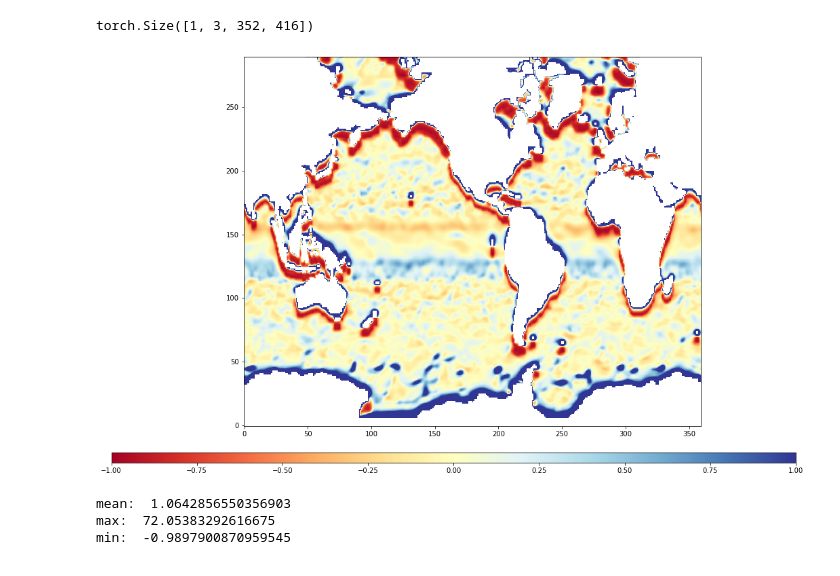
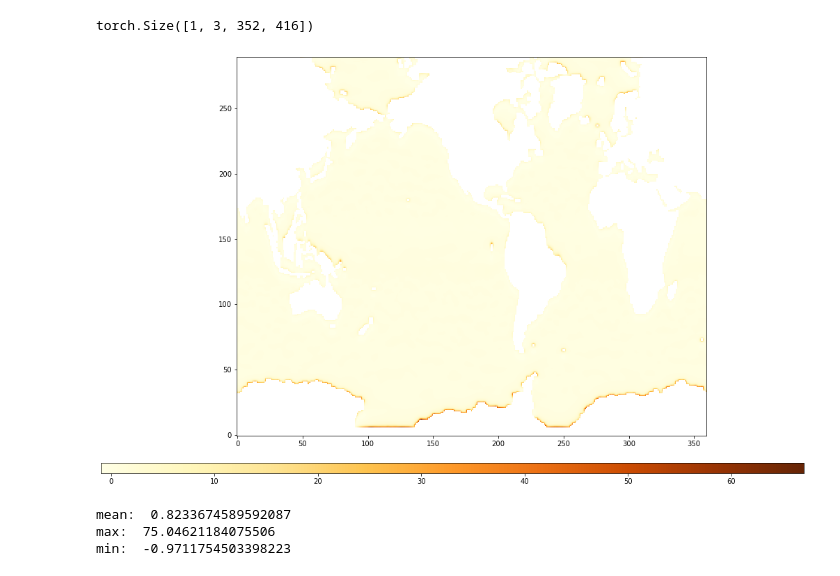
Before and after one commit to FolkeKS/DL-normalization, a Jupyter notebook: notebooks/nemo_plots.ipynb, the cells around one changed output. Saved outputs shown, nothing was run; the diff lists cells and outputs as text; code cells hidden in the pictures.

```diff
--- a/notebooks/nemo_plots.ipynb
+++ b/notebooks/nemo_plots.ipynb
@@ -63,11 +63,11 @@ plt.show()
 # %%
 import src.cnn as cnn
 importlib.reload(cnn)
-model = cnn.CNN.load_from_checkpoint("results/wandb/cnn/nemo_bnd_10_2k/checkpoints/epoch=1907-val_loss=0.00001.ckpt")
+model = cnn.CNN.load_from_checkpoint("results/wandb/cnn/nemo_bnd_5/checkpoints/epoch=859-val_loss=0.00039.ckpt")
 # %%
 data_dir = "data/processed/nemo_bnd_fixed/"
-X = np.load(data_dir+"valid/X/NORSSH_BND_PERTEN1.npz")['arr_0']
-Y = np.load(data_dir+"valid/Y/NORSSH_BND_PERTEN1_norm_coeffs.npz")['arr_0']
+X = np.load(data_dir+"train/X/NORSSH_BND_PERTEN2.npz")['arr_0']
+Y = np.load(data_dir+"train/Y/NORSSH_BND_PERTEN2_norm_coeffs.npz")['arr_0']
 Y = Y[31:-31,28:-28]
 X = torch.from_numpy(X[np.newaxis,:]).float()
 
@@ -90,18 +90,18 @@ eps = np.ma.masked_array(eps, mask)
 torch.Size([1, 3, 352, 416])
 # %%
 fig,axs = plt.subplots(figsize=(30, 10),ncols=1)
-c = axs.imshow(eps,origin="lower",vmin=-1,vmax=1,cmap="RdYlBu")
+c = axs.imshow(eps,origin="lower",vmin=-1,vmax=67,cmap="YlOrBr")
 cbar_ax = fig.add_axes([0.266, 0.05, 0.4673, 0.02])
 plt.colorbar(c,cax=cbar_ax,orientation='horizontal')
 plt.show()
 # %% [output]
-[figure, old version]
+[figure, new version]
 # %%
 print("mean: ",np.mean(np.abs(eps)[np
                                    .nonzero(eps)]))
 print("max: ",np.max(eps))
 print("min: ",np.min(eps))
 # %% [output]
-mean:  1.0642856550356903
-max:  72.05383292616675
-min:  -0.9897900870959545
+mean:  0.8233674589592087
+max:  75.04621184075506
+min:  -0.9711754503398223
```
Also changed, not shown: parts of 4 cells of this notebook, 4 other files.
